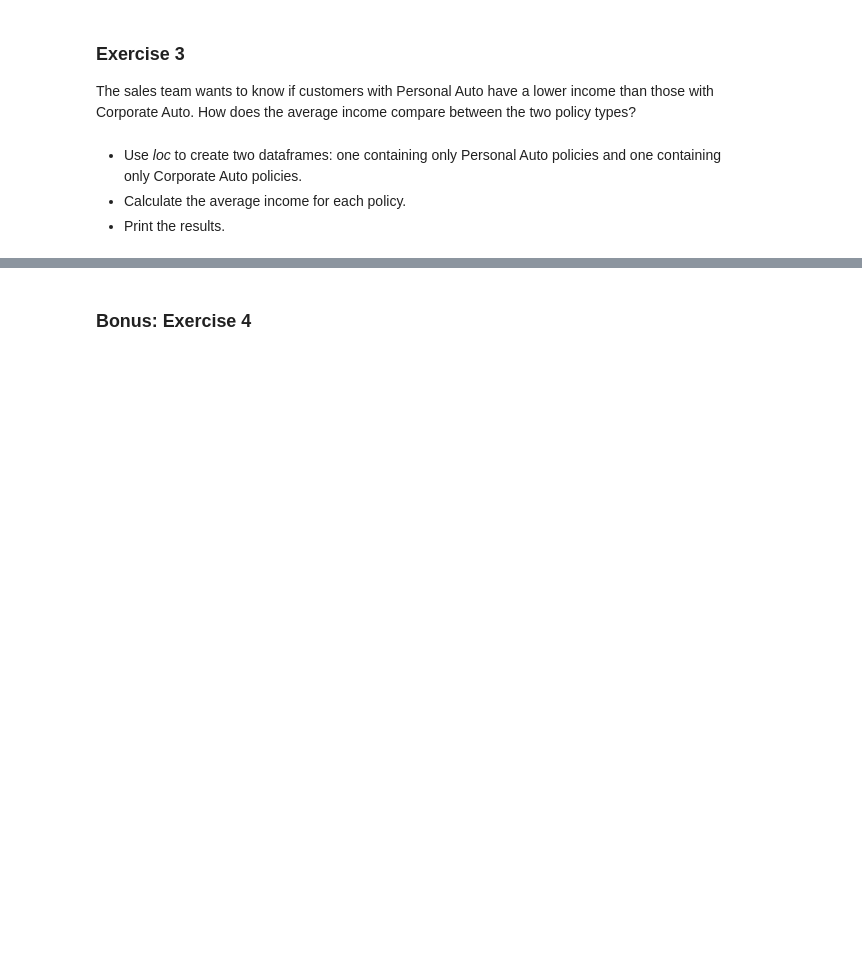
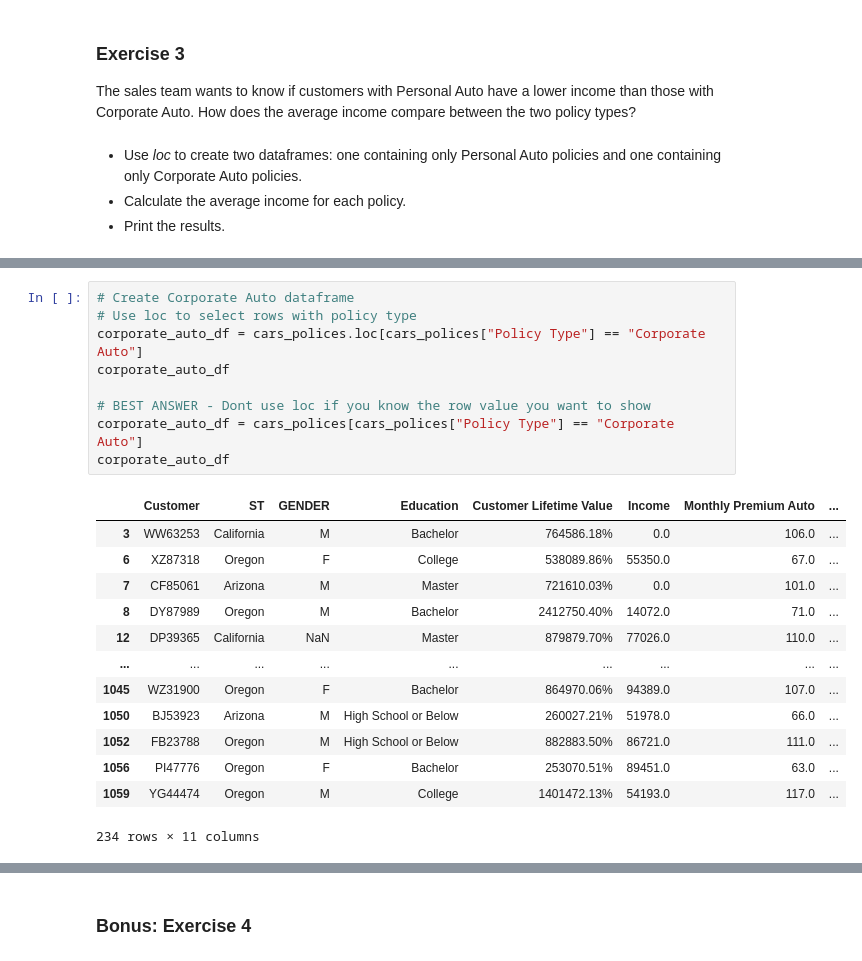
Before and after one commit to adrianbenitezrueda/lab-dw-pandas, a Jupyter notebook: lab-dw-pandas.ipynb, the cells around one changed output, grey strips where cells are left out. Drawn from its saved outputs; the diff is of its cells as text; blank space fills up the shorter version.

```diff
--- a/lab-dw-pandas.ipynb
+++ b/lab-dw-pandas.ipynb
@@ -324,0 +473,23 @@ The sales team wants to know if customers with Personal Auto have a lower income
+# %%
+# Create Corporate Auto dataframe
+# Use loc to select rows with policy type
+corporate_auto_df = cars_polices.loc[cars_polices["Policy Type"] == "Corporate Auto"]
+corporate_auto_df
+
+# BEST ANSWER - Dont use loc if you know the row value you want to show
+corporate_auto_df = cars_polices[cars_polices["Policy Type"] == "Corporate Auto"]
+corporate_auto_df
+# %% [output]
+|  | Customer | ST | GENDER | Education | Customer Lifetime Value | Income | Monthly Premium Auto | ... |
+| 3 | WW63253 | California | M | Bachelor | 764586.18% | 0.0 | 106.0 | ... |
+| 6 | XZ87318 | Oregon | F | College | 538089.86% | 55350.0 | 67.0 | ... |
+| 7 | CF85061 | Arizona | M | Master | 721610.03% | 0.0 | 101.0 | ... |
+| 8 | DY87989 | Oregon | M | Bachelor | 2412750.40% | 14072.0 | 71.0 | ... |
+| 12 | DP39365 | California | NaN | Master | 879879.70% | 77026.0 | 110.0 | ... |
+| ... | ... | ... | ... | ... | ... | ... | ... | ... |
+| 1045 | WZ31900 | Oregon | F | Bachelor | 864970.06% | 94389.0 | 107.0 | ... |
+| 1050 | BJ53923 | Arizona | M | High School or Below | 260027.21% | 51978.0 | 66.0 | ... |
+| 1052 | FB23788 | Oregon | M | High School or Below | 882883.50% | 86721.0 | 111.0 | ... |
+| 1056 | PI47776 | Oregon | F | Bachelor | 253070.51% | 89451.0 | 63.0 | ... |
+| 1059 | YG44474 | Oregon | M | College | 1401472.13% | 54193.0 | 117.0 | ... |
+234 rows × 11 columns
```
Also changed, not shown: parts of 22 cells of this notebook.
